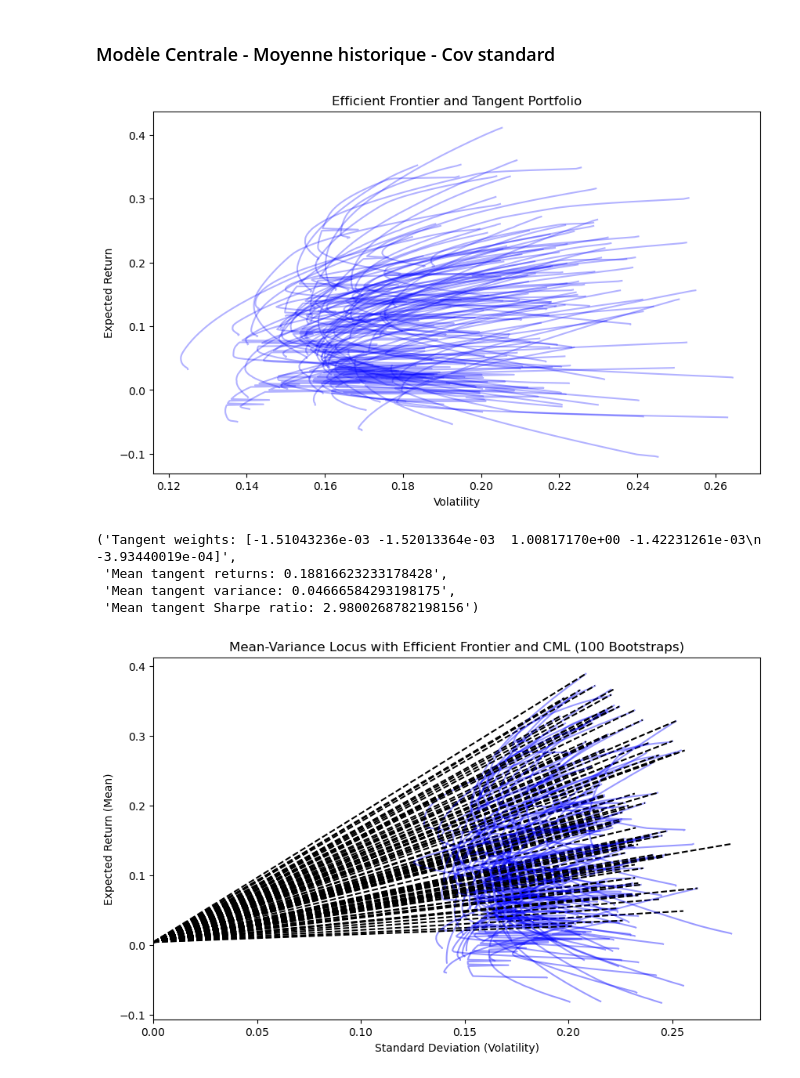
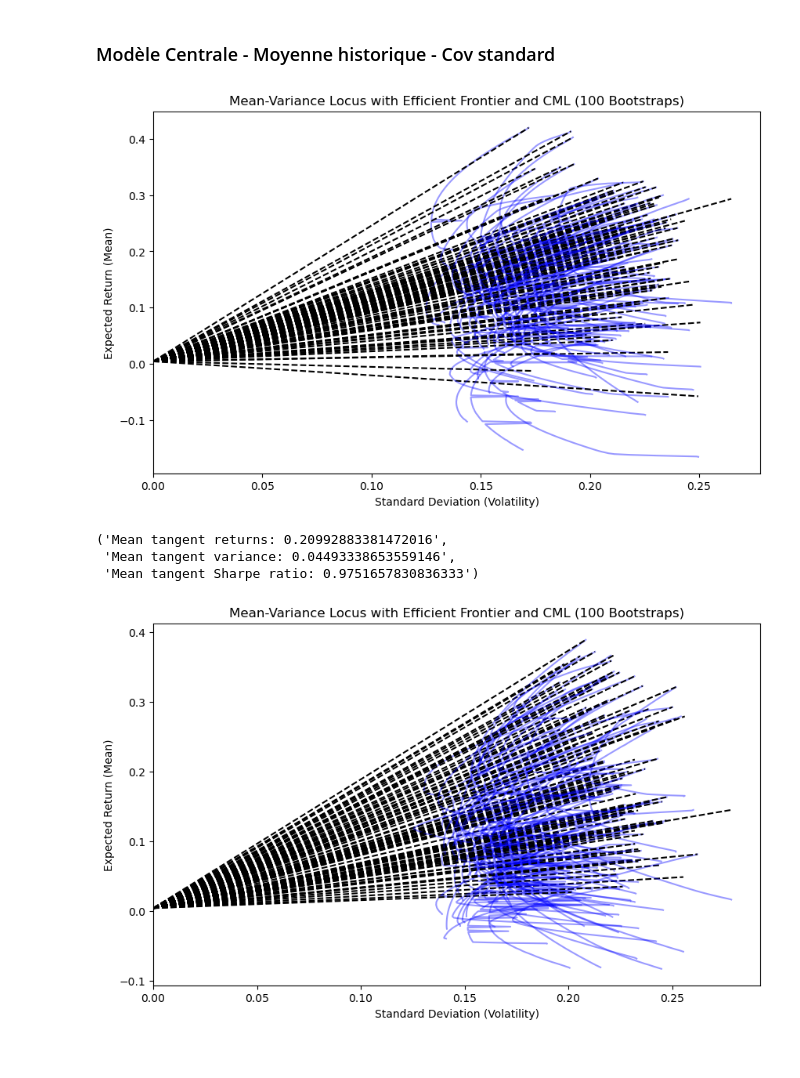
Before and after one commit to DominicPrenovost/TP1-PF-management, a Jupyter notebook: Tp1-Last.ipynb, the cells around one changed output. Saved outputs shown, nothing was run; the diff lists cells and outputs as text; code cells hidden in the pictures.

```diff
--- a/Tp1-Last.ipynb
+++ b/Tp1-Last.ipynb
@@ -119,7 +119,7 @@ def covariance_matrix(returns):
     sigma = lw.covariance_
 
     # Covariance annualisée
-    sigma * 12
+    #sigma * 12
 
     return sigma
 
@@ -618,7 +654,7 @@ def bootstrap_N(ret, R_cible, rf, methode_moy, N_boot, cov_lw=True, include_CML=
         ret_moy = exp_rets(sample, 0.94, method=methode_moy)
 
         if cov_lw:
-            sigma_boot = covariance_matrix(sample)
+            sigma_boot = covariance_matrix(sample, method='LdW')
         else:
             sigma_boot = np.cov(sample, rowvar=False) * 12
         ones = np.ones(len(ret_moy))
@@ -675,7 +711,6 @@ def bootstrap_N(ret, R_cible, rf, methode_moy, N_boot, cov_lw=True, include_CML=
         tangent_var = np.dot(tangent_weights.T, np.dot(sigma_boot, tangent_weights))
         tangent_ret = np.dot(tangent_weights, ret_moy)
         tangent_sharpe_ratio = (tangent_ret - rf) / np.sqrt(tangent_var)
-        max_tangent_sharpe_ratio = np.argmax(tangent_sharpe_ratio)
 
          # Stockez les valeurs dans les listes
         tangent_weights_list.append(tangent_weights)
@@ -683,7 +718,6 @@ def bootstrap_N(ret, R_cible, rf, methode_moy, N_boot, cov_lw=True, include_CML=
         tangent_ret_list.append(tangent_ret)
         sharpe_ratio_list.append(tangent_sharpe_ratio)
 
-        tangent_weights_max_SR = tangent_weights_list[max_tangent_sharpe_ratio]
         mean_tangent_returns = np.mean(tangent_ret_list)
         mean_tangent_var = np.mean(tangent_var_list)
         mean_tangent_sharpe = np.mean(sharpe_ratio_list)
@@ -713,20 +747,18 @@ def bootstrap_N(ret, R_cible, rf, methode_moy, N_boot, cov_lw=True, include_CML=
         plt.xlim(0)
         plt.show()
 
-    return(f"Tangent weights: {tangent_weights_max_SR}",
-        f"Mean tangent returns: {mean_tangent_returns}",
+    return(f"Mean tangent returns: {mean_tangent_returns}",
         f"Mean tangent variance: {mean_tangent_var}",
         f"Mean tangent Sharpe ratio: {mean_tangent_sharpe}")
 # %% [markdown]
 ### Modèle Centrale - Moyenne historique - Cov standard
 # %%
-bootstrap_N(rets_5, 0.10, 0.0044, 'moyenne', 100, cov_lw=False, include_CML=False)
+bootstrap_N(rets_5, 0.10, 0.0044, 'moyenne', 100, cov_lw=True, include_CML=True)
 # %% [output]
-[figure, old version]
+[figure, new version]
-('Tangent weights: [-1.51043236e-03 -1.52013364e-03  1.00817170e+00 -1.42231261e-03\n -3.93440019e-04]',
- 'Mean tangent returns: 0.18816623233178428',
- 'Mean tangent variance: 0.04666584293198175',
- 'Mean tangent Sharpe ratio: 2.9800268782198156')
+('Mean tangent returns: 0.20992883381472016',
+ 'Mean tangent variance: 0.04493338653559146',
+ 'Mean tangent Sharpe ratio: 0.9751657830836333')
 # %%
 bootstrap_N(rets_5, 0.10, 0.0044, 'moyenne', 100, cov_lw=False, include_CML=True)
 # %% [output]
```
Also changed, not shown: parts of 6 cells of this notebook.
